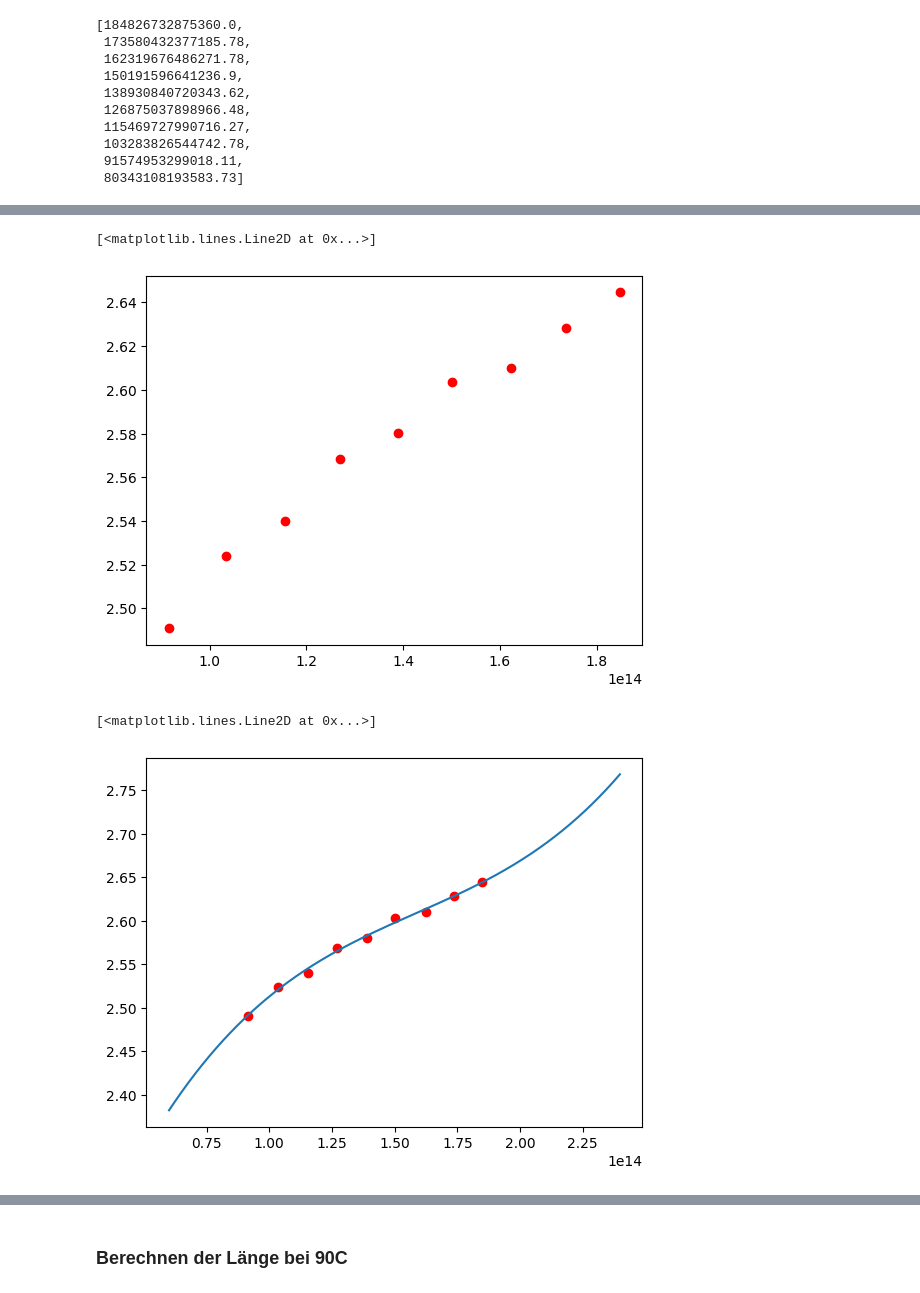
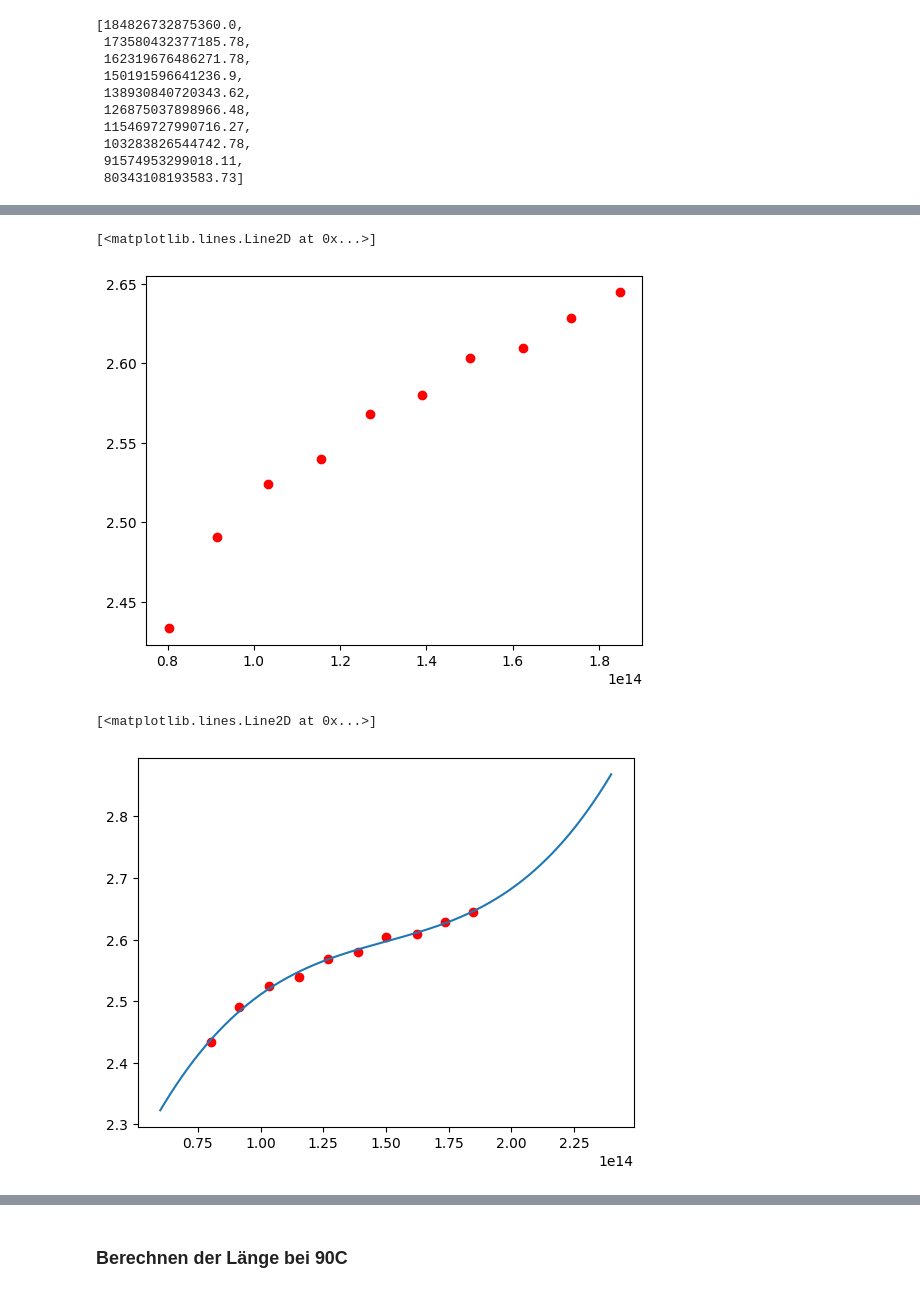
Before and after one commit to alexburg14/Fabry-Perot, a Jupyter notebook: calc_refractive/J140228.ipynb, the cells around one changed output, grey strips where cells are left out. Saved outputs shown, nothing was run; the diff lists cells and outputs as text; code cells hidden in the pictures.

```diff
--- a/calc_refractive/J140228.ipynb
+++ b/calc_refractive/J140228.ipynb
@@ -87,6 +81,6 @@ m_array_room
  7.820987671247991,
  7.153153149762617]
 # %%
-m_array_room_clean = np.arange(7,16,1)[::-1] #very weird
+m_array_room_clean = np.arange(6,16,1)[::-1] #very weird
 m_array_room_clean
 # %% [output]
@@ -142,16 +204,16 @@ n_array_minima_room
 # %%
-plt.plot(minima_frequenz_room[:-1],n_array_minima_room,'ro')
+plt.plot(minima_frequenz_room,n_array_minima_room,'ro')
 # %% [output]
 [<matplotlib.lines.Line2D at 0x...>]
-[figure, old version]
+[figure, new version]
 # %%
-params_J14, cov = scipy.optimize.curve_fit(polynomial, minima_frequenz_room[:-1], n_array_minima_room)
+params_J14, cov = scipy.optimize.curve_fit(polynomial, minima_frequenz_room, n_array_minima_room)
 # %%
-plt.plot(minima_frequenz_room[:-1],n_array_minima_room,'ro')
+plt.plot(minima_frequenz_room,n_array_minima_room,'ro')
 plt.plot(frequenz_s, polynomial(np.array(frequenz_s), *params_J14))
 # %% [output]
 [<matplotlib.lines.Line2D at 0x...>]
-[figure, old version]
+[figure, new version]
 # %%
 def optdick_total(f):
     return 4.6e-6 * polynomial(np.array(f), *params_J14)
```
Also changed, not shown: parts of 35 cells of this notebook.
